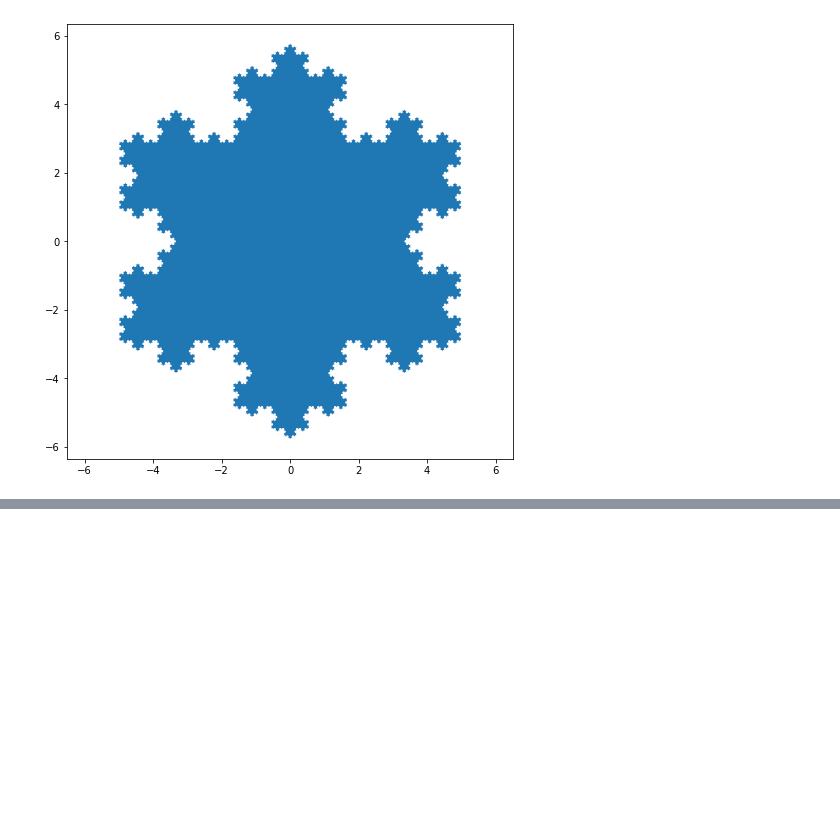
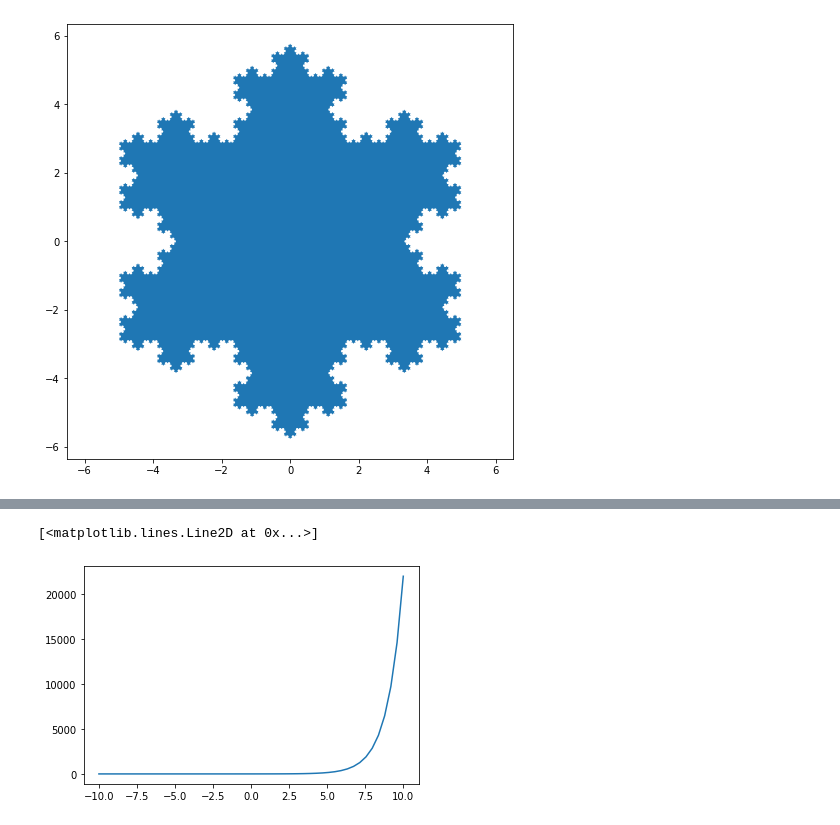
Before and after one commit to SergioRomanJr/Colab, a Jupyter notebook: Lab_1_Roman.ipynb, the cells around one changed output, grey strips where cells are left out. Cells and saved outputs as stored; diff of their text form; code cells hidden in the pictures; blank space fills up the shorter version.

```diff
--- a/Lab_1_Roman.ipynb
+++ b/Lab_1_Roman.ipynb
@@ -510,0 +656,2 @@ plt.show()
+# %%
+e = 2.71828
@@ -510,0 +662,2 @@ plt.show()
+# %%
+y = e**x
@@ -510,0 +680,5 @@ plt.show()
+# %%
+plt.plot(x,y)
+# %% [output]
+[<matplotlib.lines.Line2D at 0x...>]
+[figure, added]
```
Also changed, not shown: parts of 38 cells of this notebook.
